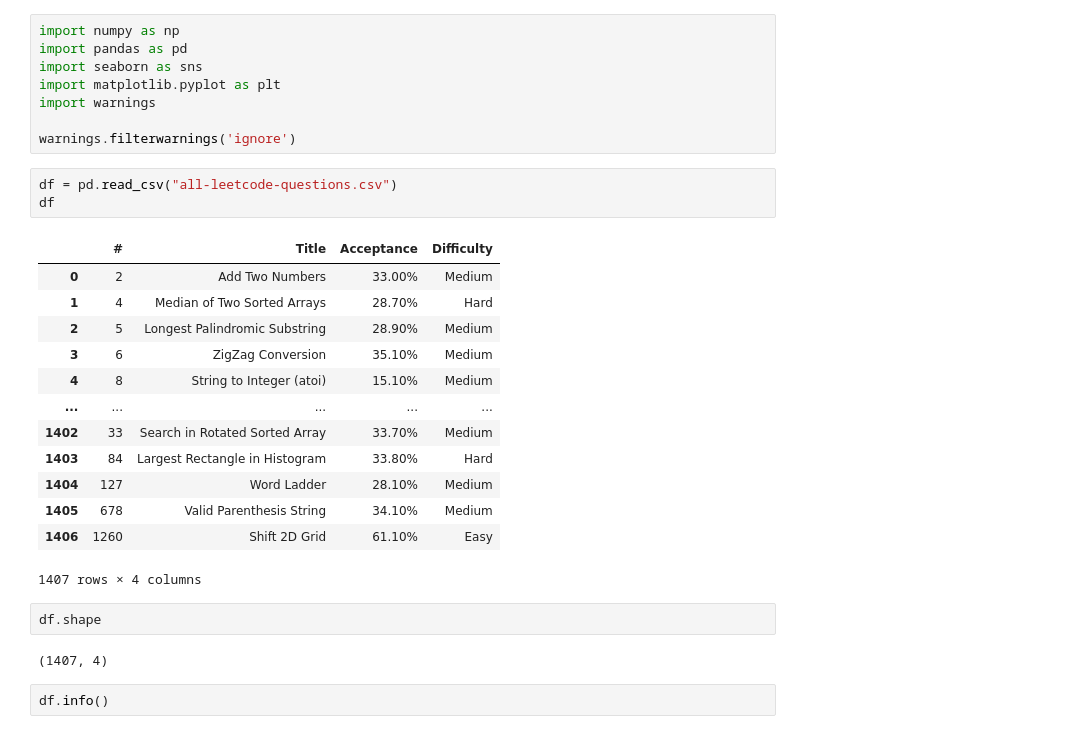
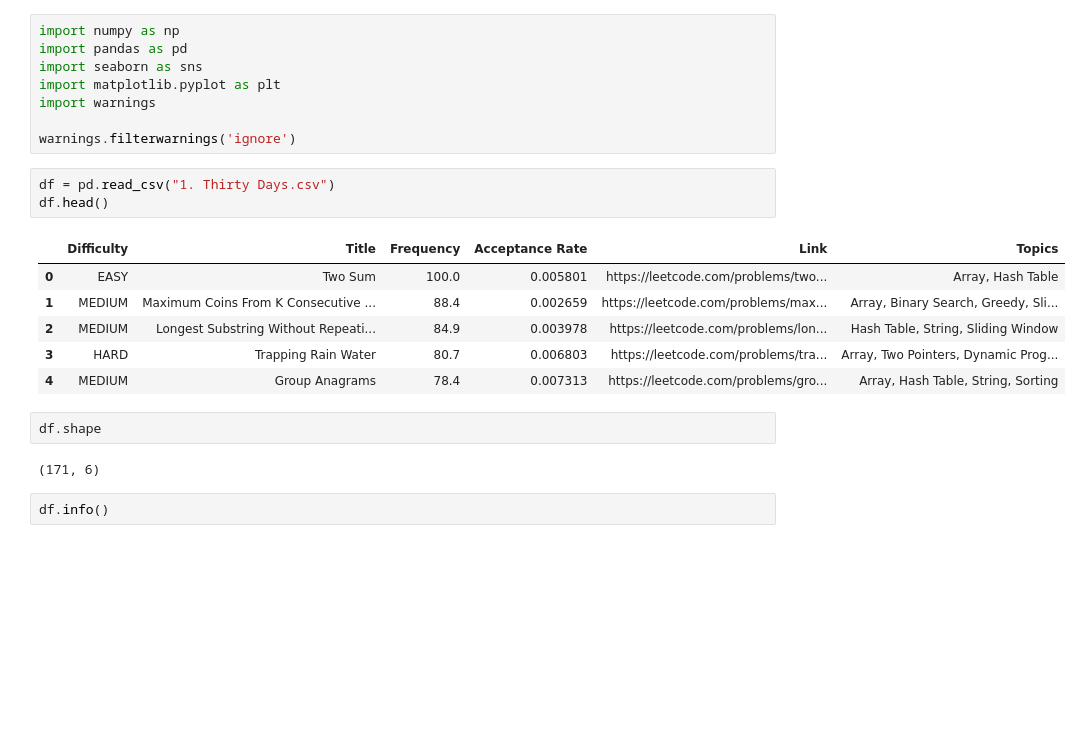
Before and after one commit to virajkale0603-maker/Leetcode_prediction, a Jupyter notebook: leetcode.ipynb, the cells around one changed output. Drawn from its saved outputs; the diff is of its cells as text; blank space fills up the shorter version.

```diff
--- a/leetcode.ipynb
+++ b/leetcode.ipynb
@@ -7,26 +7,19 @@ import warnings
 
 warnings.filterwarnings('ignore')
 # %%
-df = pd.read_csv("all-leetcode-questions.csv")
-df
+df = pd.read_csv("1. Thirty Days.csv")
+df.head()
 # %% [output]
-|  | # | Title | Acceptance | Difficulty |
-| 0 | 2 | Add Two Numbers | 33.00% | Medium |
-| 1 | 4 | Median of Two Sorted Arrays | 28.70% | Hard |
-| 2 | 5 | Longest Palindromic Substring | 28.90% | Medium |
-| 3 | 6 | ZigZag Conversion | 35.10% | Medium |
-| 4 | 8 | String to Integer (atoi) | 15.10% | Medium |
-| ... | ... | ... | ... | ... |
-| 1402 | 33 | Search in Rotated Sorted Array | 33.70% | Medium |
-| 1403 | 84 | Largest Rectangle in Histogram | 33.80% | Hard |
-| 1404 | 127 | Word Ladder | 28.10% | Medium |
-| 1405 | 678 | Valid Parenthesis String | 34.10% | Medium |
-| 1406 | 1260 | Shift 2D Grid | 61.10% | Easy |
+|  | Difficulty | Title | Frequency | Acceptance Rate | Link | Topics |
+| 0 | EASY | Two Sum | 100.0 | 0.005801 | https://leetcode.com/problems/two... | Array, Hash Table |
+| 1 | MEDIUM | Maximum Coins From K Consecutive ... | 88.4 | 0.002659 | https://leetcode.com/problems/max... | Array, Binary Search, Greedy, Sli... |
+| 2 | MEDIUM | Longest Substring Without Repeati... | 84.9 | 0.003978 | https://leetcode.com/problems/lon... | Hash Table, String, Sliding Window |
+| 3 | HARD | Trapping Rain Water | 80.7 | 0.006803 | https://leetcode.com/problems/tra... | Array, Two Pointers, Dynamic Prog... |
+| 4 | MEDIUM | Group Anagrams | 78.4 | 0.007313 | https://leetcode.com/problems/gro... | Array, Hash Table, String, Sorting |
-1407 rows × 4 columns
 # %%
 df.shape
 # %% [output]
-(1407, 4)
+(171, 6)
 # %%
 df.info()
 # %% [output]
```
Also changed, not shown: parts of 19 cells of this notebook.
